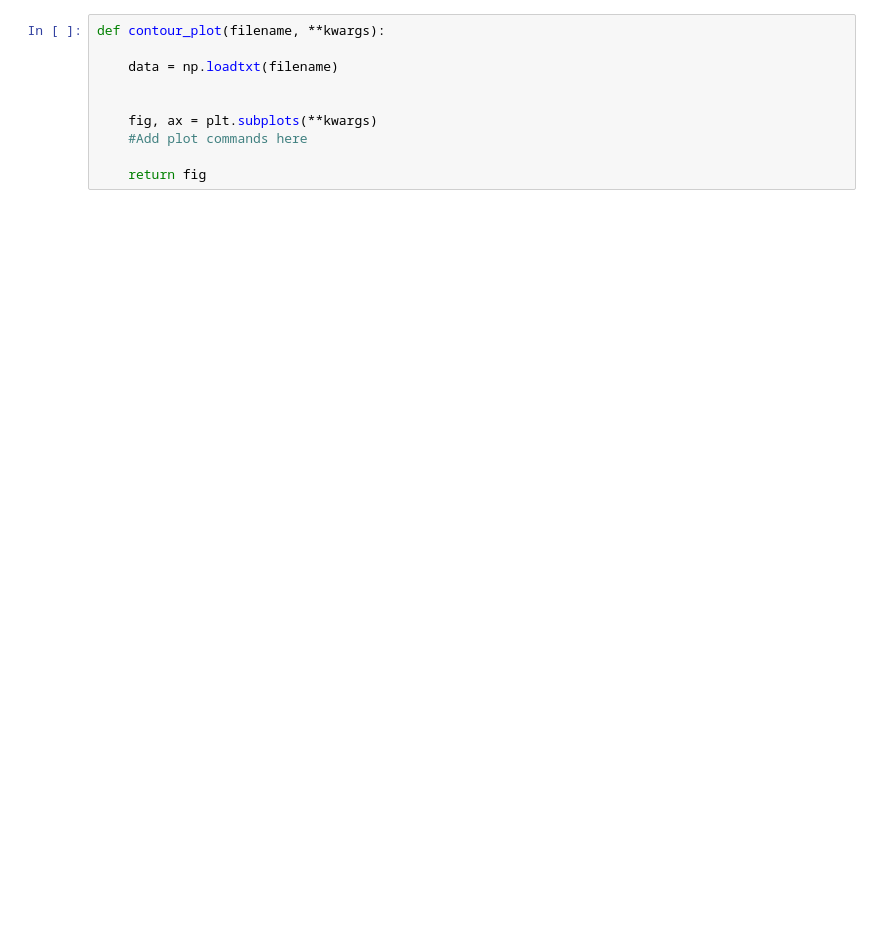
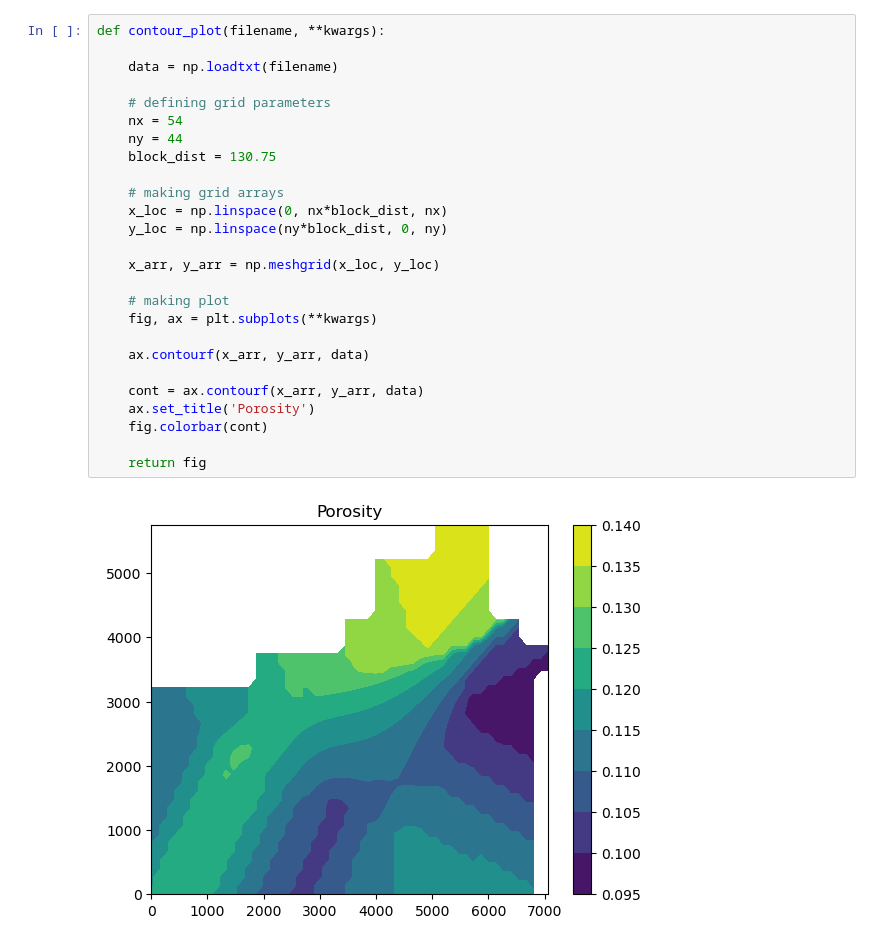
Before and after one commit to PGE323M/assignment8-Jonathan0715, a Jupyter notebook: assignment8.ipynb, the cells around one changed output. Cells and saved outputs as stored; diff of their text form; blank space fills up the shorter version.

```diff
--- a/assignment8.ipynb
+++ b/assignment8.ipynb
@@ -54,13 +77,31 @@ Complete the function below to create the following contour plot.
 Read in the [Nechelik.dat](Nechelik.dat) file which contains actual, estimated porosity of a field at equally spaced $x$,$y$ positions in the reservoir. Note that there are $54$ grid blocks/porosity values in the $x$ direction and $44$ in the $y$ direction i.e. you need a $44 \times 54$ porosity matrix. Each grid block is a square with sides $130.75$ ft.
 
 As in Problem 1, the plot must be **exactly the same** for the tests to pass.  Refer to the tips above, and be sure to set the aspect ratio of the plot to `'equal'`.
-# %%
-def contour_plot(filename, **kwargs):
-
-    data = np.loadtxt(filename)
-
-
-    fig, ax = plt.subplots(**kwargs)
-    #Add plot commands here
-
-    return fig
+# %%
+def contour_plot(filename, **kwargs):
+
+    data = np.loadtxt(filename)
+
+    # defining grid parameters
+    nx = 54
+    ny = 44
+    block_dist = 130.75
+
+    # making grid arrays
+    x_loc = np.linspace(0, nx*block_dist, nx)
+    y_loc = np.linspace(ny*block_dist, 0, ny)
+
+    x_arr, y_arr = np.meshgrid(x_loc, y_loc)
+
+    # making plot
+    fig, ax = plt.subplots(**kwargs)
+
+    ax.contourf(x_arr, y_arr, data)
+
+    cont = ax.contourf(x_arr, y_arr, data)
+    ax.set_title('Porosity')
+    fig.colorbar(cont)
+
+    return fig
+# %% [output]
+[figure, added]
```
Also changed, not shown: parts of 4 cells of this notebook, 3 other files.
